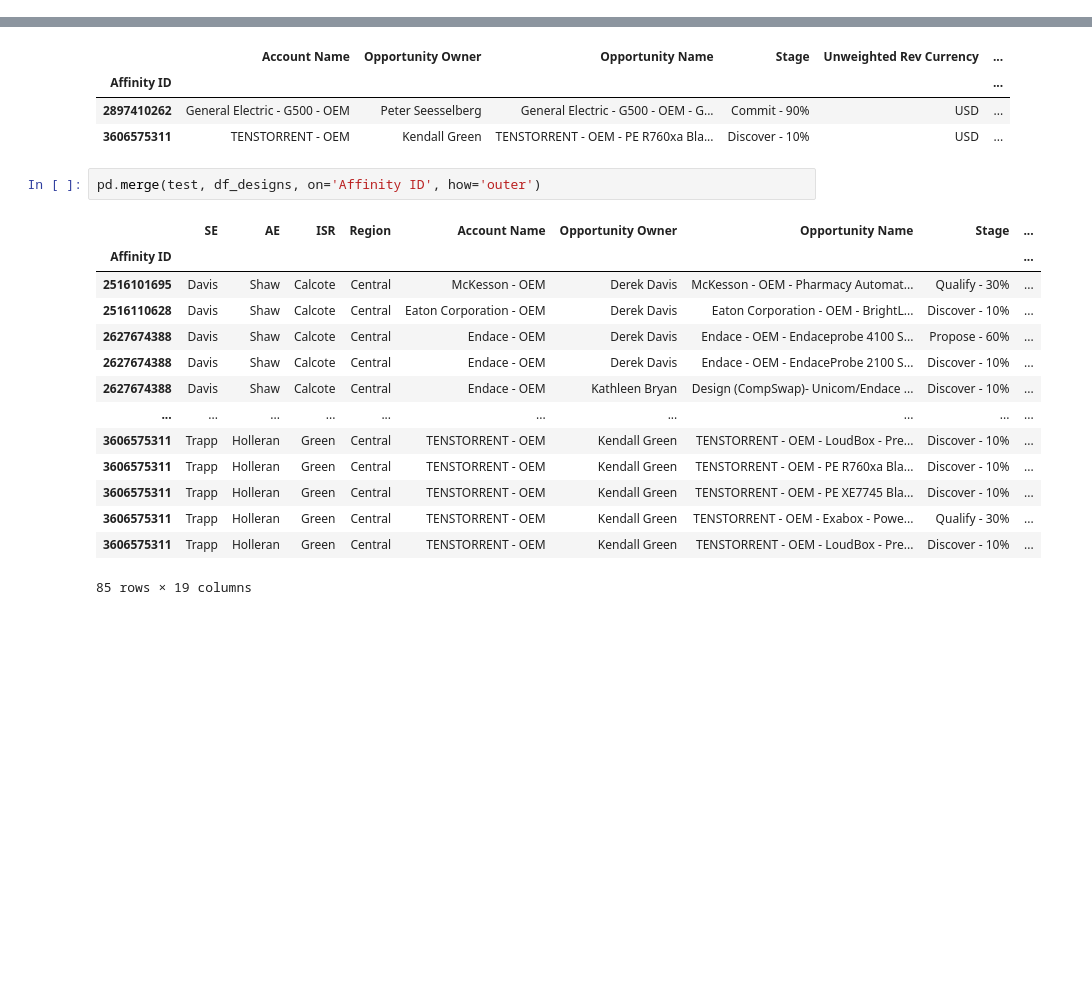
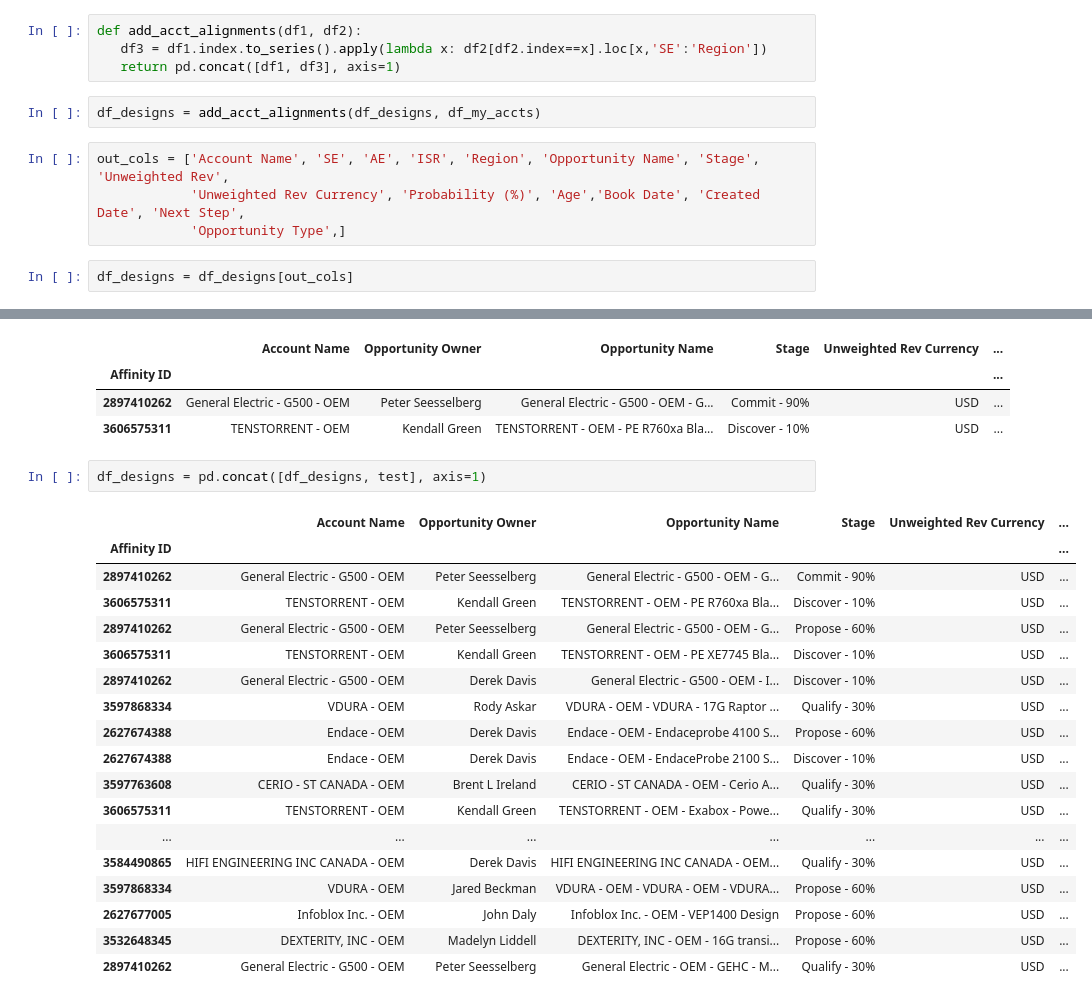
Before and after one commit to zschulzb/sales-analysis, a Jupyter notebook: analysis.ipynb, the cells around one changed output, grey strips where cells are left out. Saved outputs shown, nothing was run; the diff lists cells and outputs as text; blank space fills up the shorter version.

```diff
--- a/analysis.ipynb
+++ b/analysis.ipynb
@@ -82,3 +83,15 @@ df_not_designs = oppty[oppty["Opportunity Type"]!="Design"]
 df_designs = df_designs.set_index("Affinity ID")
 # %%
 df_designs = revenue_format(df_designs)
+# %%
+def add_acct_alignments(df1, df2):
+   df3 = df1.index.to_series().apply(lambda x: df2[df2.index==x].loc[x,'SE':'Region'])
+   return pd.concat([df1, df3], axis=1)
+# %%
+df_designs = add_acct_alignments(df_designs, df_my_accts)
+# %%
+out_cols = ['Account Name', 'SE', 'AE', 'ISR', 'Region', 'Opportunity Name', 'Stage', 'Unweighted Rev',
+            'Unweighted Rev Currency', 'Probability (%)', 'Age','Book Date', 'Created Date', 'Next Step',
+            'Opportunity Type',]
+# %%
+df_designs = df_designs[out_cols]
@@ -120,20 +150,24 @@ df_designs.head(2)
 | Affinity ID |  |  |  |  |  | ... |
 | 2897410262 | General Electric - G500 - OEM | Peter Seesselberg | General Electric - G500 - OEM - G... | Commit - 90% | USD | ... |
 | 3606575311 | TENSTORRENT - OEM | Kendall Green | TENSTORRENT - OEM - PE R760xa Bla... | Discover - 10% | USD | ... |
-# %%
-pd.merge(test, df_designs, on='Affinity ID', how='outer')
-# %% [output]
-|  | SE | AE | ISR | Region | Account Name | Opportunity Owner | Opportunity Name | Stage | ... |
-| Affinity ID |  |  |  |  |  |  |  |  | ... |
-| 2516101695 | Davis | Shaw | Calcote | Central | McKesson - OEM | Derek Davis | McKesson - OEM - Pharmacy Automat... | Qualify - 30% | ... |
-| 2516110628 | Davis | Shaw | Calcote | Central | Eaton Corporation - OEM | Derek Davis | Eaton Corporation - OEM - BrightL... | Discover - 10% | ... |
-| 2627674388 | Davis | Shaw | Calcote | Central | Endace - OEM | Derek Davis | Endace - OEM - Endaceprobe 4100 S... | Propose - 60% | ... |
-| 2627674388 | Davis | Shaw | Calcote | Central | Endace - OEM | Derek Davis | Endace - OEM - EndaceProbe 2100 S... | Discover - 10% | ... |
-| 2627674388 | Davis | Shaw | Calcote | Central | Endace - OEM | Kathleen Bryan | Design (CompSwap)- Unicom/Endace ... | Discover - 10% | ... |
-| ... | ... | ... | ... | ... | ... | ... | ... | ... | ... |
-| 3606575311 | Trapp | Holleran | Green | Central | TENSTORRENT - OEM | Kendall Green | TENSTORRENT - OEM - LoudBox - Pre... | Discover - 10% | ... |
-| 3606575311 | Trapp | Holleran | Green | Central | TENSTORRENT - OEM | Kendall Green | TENSTORRENT - OEM - PE R760xa Bla... | Discover - 10% | ... |
-| 3606575311 | Trapp | Holleran | Green | Central | TENSTORRENT - OEM | Kendall Green | TENSTORRENT - OEM - PE XE7745 Bla... | Discover - 10% | ... |
-| 3606575311 | Trapp | Holleran | Green | Central | TENSTORRENT - OEM | Kendall Green | TENSTORRENT - OEM - Exabox - Powe... | Qualify - 30% | ... |
-| 3606575311 | Trapp | Holleran | Green | Central | TENSTORRENT - OEM | Kendall Green | TENSTORRENT - OEM - LoudBox - Pre... | Discover - 10% | ... |
-85 rows × 19 columns
+# %%
+df_designs = pd.concat([df_designs, test], axis=1)
+# %% [output]
+|  | Account Name | Opportunity Owner | Opportunity Name | Stage | Unweighted Rev Currency | ... |
+| Affinity ID |  |  |  |  |  | ... |
+| 2897410262 | General Electric - G500 - OEM | Peter Seesselberg | General Electric - G500 - OEM - G... | Commit - 90% | USD | ... |
+| 3606575311 | TENSTORRENT - OEM | Kendall Green | TENSTORRENT - OEM - PE R760xa Bla... | Discover - 10% | USD | ... |
+| 2897410262 | General Electric - G500 - OEM | Peter Seesselberg | General Electric - G500 - OEM - G... | Propose - 60% | USD | ... |
+| 3606575311 | TENSTORRENT - OEM | Kendall Green | TENSTORRENT - OEM - PE XE7745 Bla... | Discover - 10% | USD | ... |
+| 2897410262 | General Electric - G500 - OEM | Derek Davis | General Electric - G500 - OEM - I... | Discover - 10% | USD | ... |
+| 3597868334 | VDURA - OEM | Rody Askar | VDURA - OEM - VDURA - 17G Raptor ... | Qualify - 30% | USD | ... |
+| 2627674388 | Endace - OEM | Derek Davis | Endace - OEM - Endaceprobe 4100 S... | Propose - 60% | USD | ... |
+| 2627674388 | Endace - OEM | Derek Davis | Endace - OEM - EndaceProbe 2100 S... | Discover - 10% | USD | ... |
+| 3597763608 | CERIO - ST CANADA - OEM | Brent L Ireland | CERIO - ST CANADA - OEM - Cerio A... | Qualify - 30% | USD | ... |
+| 3606575311 | TENSTORRENT - OEM | Kendall Green | TENSTORRENT - OEM - Exabox - Powe... | Qualify - 30% | USD | ... |
+| ... | ... | ... | ... | ... | ... | ... |
+| 3584490865 | HIFI ENGINEERING INC CANADA - OEM | Derek Davis | HIFI ENGINEERING INC CANADA - OEM... | Qualify - 30% | USD | ... |
+| 3597868334 | VDURA - OEM | Jared Beckman | VDURA - OEM - VDURA - OEM - VDURA... | Propose - 60% | USD | ... |
+| 2627677005 | Infoblox Inc. - OEM | John Daly | Infoblox Inc. - OEM - VEP1400 Design | Propose - 60% | USD | ... |
+| 3532648345 | DEXTERITY, INC - OEM | Madelyn Liddell | DEXTERITY, INC - OEM - 16G transi... | Propose - 60% | USD | ... |
+| 2897410262 | General Electric - G500 - OEM | Peter Seesselberg | General Electric - OEM - GEHC - M... | Qualify - 30% | USD | ... |
```
Also changed, not shown: parts of 6 cells of this notebook.
